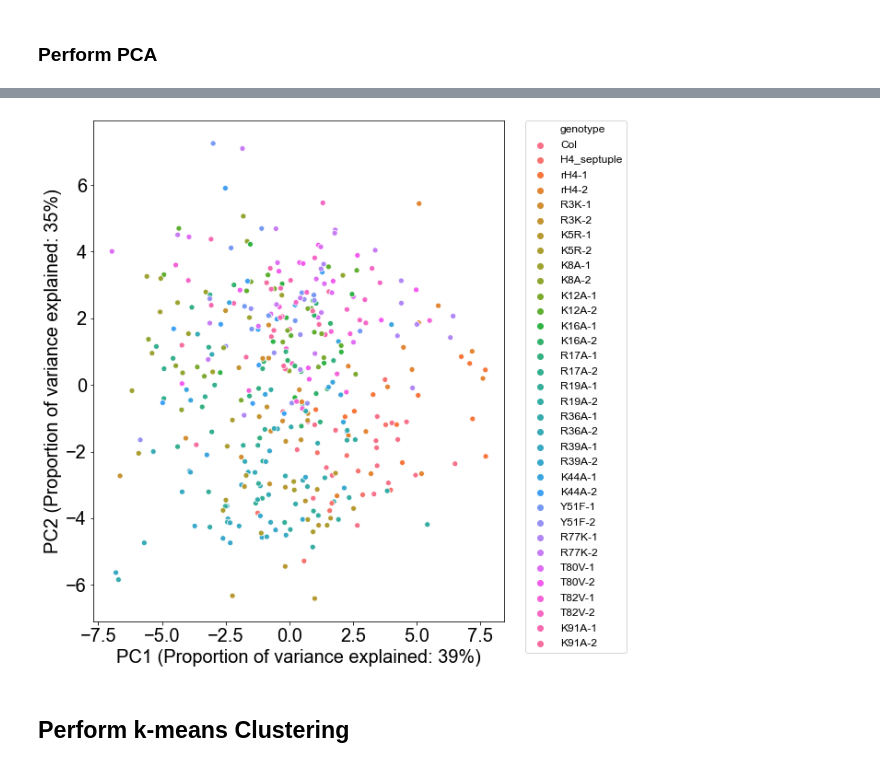
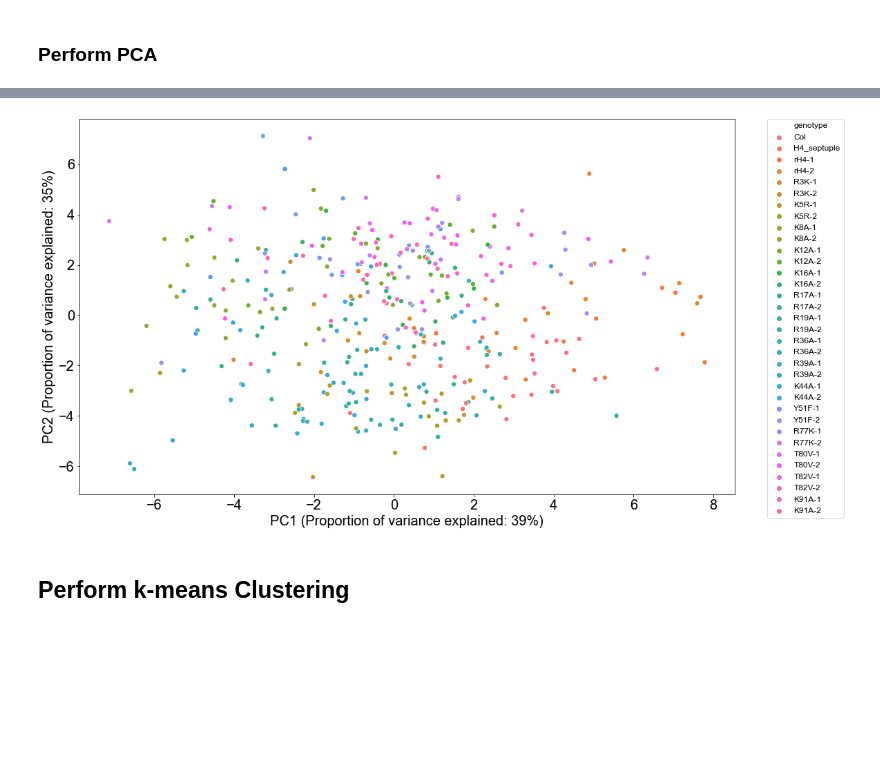
Before and after one commit to etc27/Leaf_Traits, a Jupyter notebook: Leaf_Morphology.ipynb, the cells around one changed output, grey strips where cells are left out. Drawn from its saved outputs; the diff is of its cells as text; code cells hidden in the pictures; blank space fills up the shorter version.

```diff
--- a/Leaf_Morphology.ipynb
+++ b/Leaf_Morphology.ipynb
@@ -144,9 +144,9 @@ ex_var = pca.explained_variance_ratio_
 # %%
 feature_num = df.shape[1]-2
 # %%
-#Set font
+# Set Plotting Parameters
 plt.rcParams.update({'font.sans-serif':'Arial'})
-plt.rcParams.update({'font.size': 24})
+plt.rcParams.update({'font.size': 20})
 plt.rcParams['lines.linewidth'] = 2.5
 # %%
 # Visualize scree plot
@@ -163,25 +162,20 @@ plt.savefig(save_path+"/PCA/scree.pdf", bbox_inches='tight')
 # %%
 # Visualize 2D projection
 
-# Set Plotting Parameters
-plt.rcParams.update({'font.sans-serif':'Arial'})
-plt.rcParams.update({'font.size': 20})
-plt.rcParams['lines.linewidth'] = 2.5
-
 # Color by genotype
-fig = plt.figure(figsize = (8,10))
+fig = plt.figure(figsize = (17,10))
 ax = fig.add_subplot(1,1,1)
 xlab = "PC1 (Proportion of variance explained: "+str(round(ex_var[0]*100))+"%)"
 ylab = "PC2 (Proportion of variance explained: "+str(round(ex_var[1]*100))+"%)"
 order = metadata['genotype']
-sns.scatterplot(x="PC1", y="PC2", data=finalDf, hue='genotype', hue_order=order, palette=sns.color_palette("husl", 34))
+sns.scatterplot(x="PC1", y="PC2", data=finalDf, hue='genotype', hue_order=order, palette=sns.color_palette("husl", 34), s=50)
 ax.set(xlabel=xlab, ylabel = ylab)
 plt.legend(bbox_to_anchor=(1.05, 1), loc='upper left', borderaxespad=0, fontsize=12)
 
 plt.savefig(save_path+"/PCA/genotypes.png", bbox_inches='tight', dpi=300)
 plt.savefig(save_path+"/PCA/genotypes.pdf", bbox_inches='tight')
 # %% [output]
-[figure, old version]
+[figure, new version]
 # %% [markdown]
 ## Perform k-means Clustering
 # %%
```
Also changed, not shown: parts of 24 cells of this notebook.
